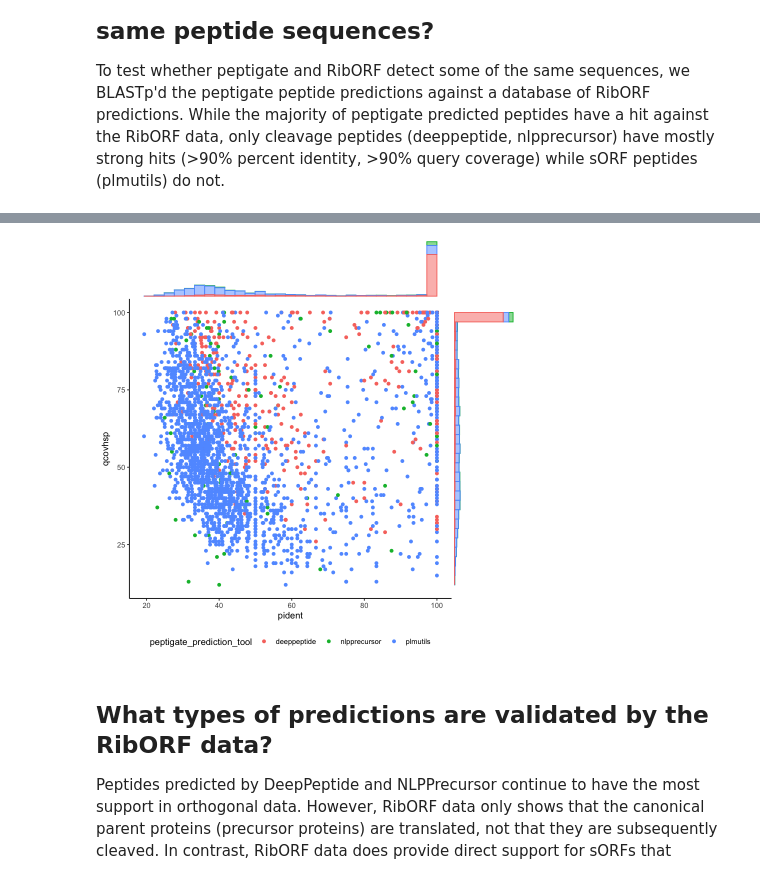
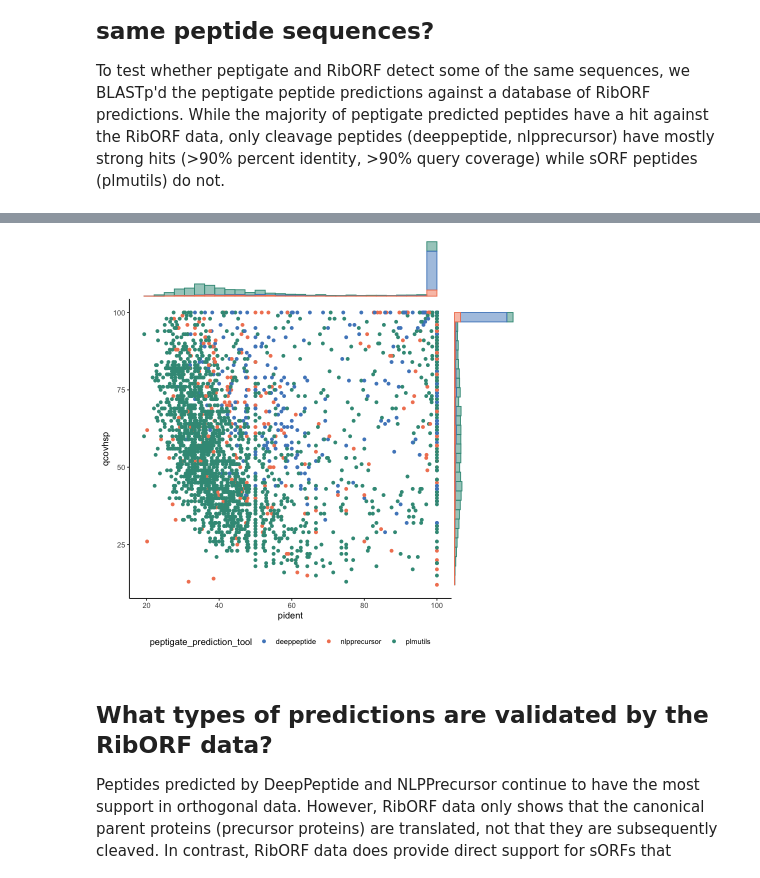
Before and after one commit to Arcadia-Science/2024-peptigate-evaluation, a Jupyter notebook: evaluation/riborf/20240329-peptigate-vs-riborf-predictions.ipynb, the cells around one changed output, grey strips where cells are left out. Cells and saved outputs as stored; diff of their text form; code cells hidden in the pictures.

Commit message:
update riborf to new peptigate results

```diff
--- a/evaluation/riborf/20240329-peptigate-vs-riborf-predictions.ipynb
+++ b/evaluation/riborf/20240329-peptigate-vs-riborf-predictions.ipynb
@@ -54,7 +55,7 @@ In this context, the much higher prediction by RibORF as compared to peptigate m
 
 Further, deeppeptide and nlpprecursor predict cleavage peptides and it isn't clear to me the extent to which we would expect cleavage peptdies to be supported by ribosomal profiling data.
 # %%
-peptigate <- read_tsv("../results/human/peptide_predictions.tsv.gz", show_col_types = FALSE) %>%
+peptigate <- read_tsv("../../peptigate/results/predictions/peptide_predictions.tsv.gz", show_col_types = FALSE) %>%
   rename_with(~paste0("peptigate_", .))
 # %%
 peptigate_distinct <- peptigate %>%
@@ -170,12 +171,13 @@ blastp_distinct <- blastp %>%
 # %%
 plt1 <- ggplot(blastp_distinct, aes(x = pident, y = qcovhsp, color = peptigate_prediction_tool)) +
   geom_point() +
   theme_classic() +
-  theme(legend.position = "bottom")
+  theme(legend.position = "bottom") +
+  scale_color_arcadia()
 
 ggMarginal(plt1, type = "histogram", groupColour = T, groupFill = T)
 # %% [output]
-[figure, old version]
+[figure, new version]
 # %% [markdown]
 ## What types of predictions are validated by the RibORF data?
 
```
Also changed, not shown: parts of 9 cells of this notebook, 1 other file.
